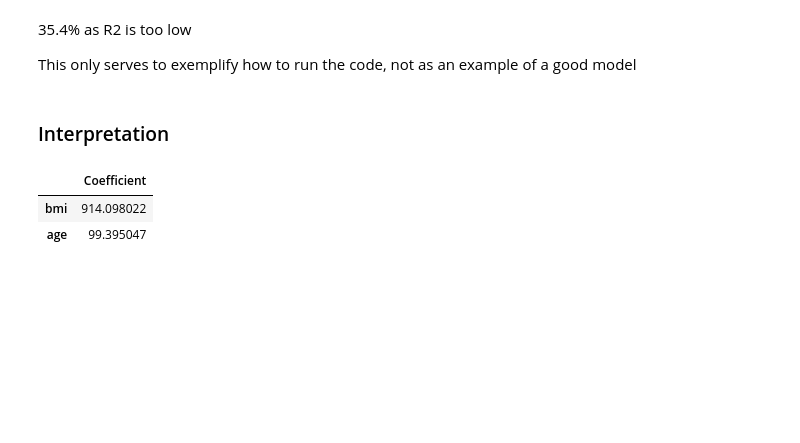
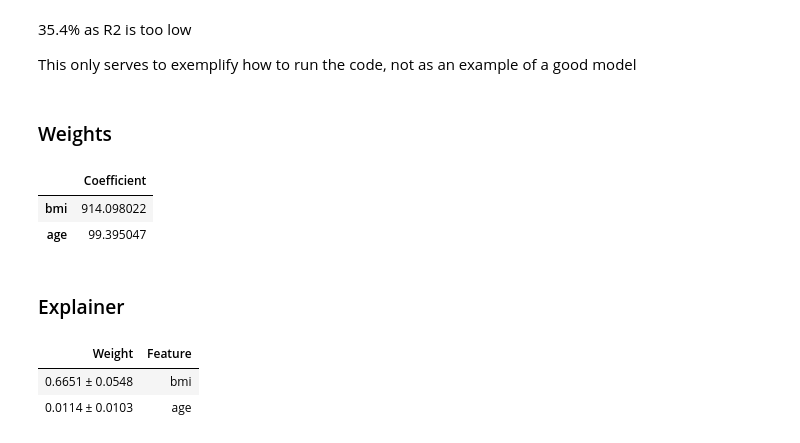
Before and after one commit to al3xandr3/Data-Science-ipynb, a Jupyter notebook: Ridge Regression.ipynb, the cells around one changed output. Saved outputs shown, nothing was run; the diff lists cells and outputs as text; code cells hidden in the pictures; blank space fills up the shorter version.

```diff
--- a/Ridge Regression.ipynb
+++ b/Ridge Regression.ipynb
@@ -116,6 +110,6 @@ r2: 0.353774042538367
 
 This only serves to exemplify how to run the code, not as an example of a good model
 # %% [markdown]
-### Interpretation
+### Weights
 # %%
 #One of the benefits of growing trees is that we can understand how important each of the features are print "Feature Importances"
@@ -125,3 +119,16 @@ T(coeff_df).sort("Coefficient", ascending=False)
 |  | Coefficient |
 | bmi | 914.098022 |
 | age | 99.395047 |
+# %% [markdown]
+### Explainer
+# %%
+import eli5
+from eli5.sklearn import PermutationImportance
+# define a permutation importance object
+perm = PermutationImportance(model).fit(X, y)
+# show the importance
+eli5.show_weights(perm, feature_names=X.columns.values)
+# %% [output]
+| Weight | Feature |
+| 0.6651 ± 0.0548 | bmi |
+| 0.0114 ± 0.0103 | age |
```
Also changed, not shown: parts of 2 cells of this notebook, 1 other file.
